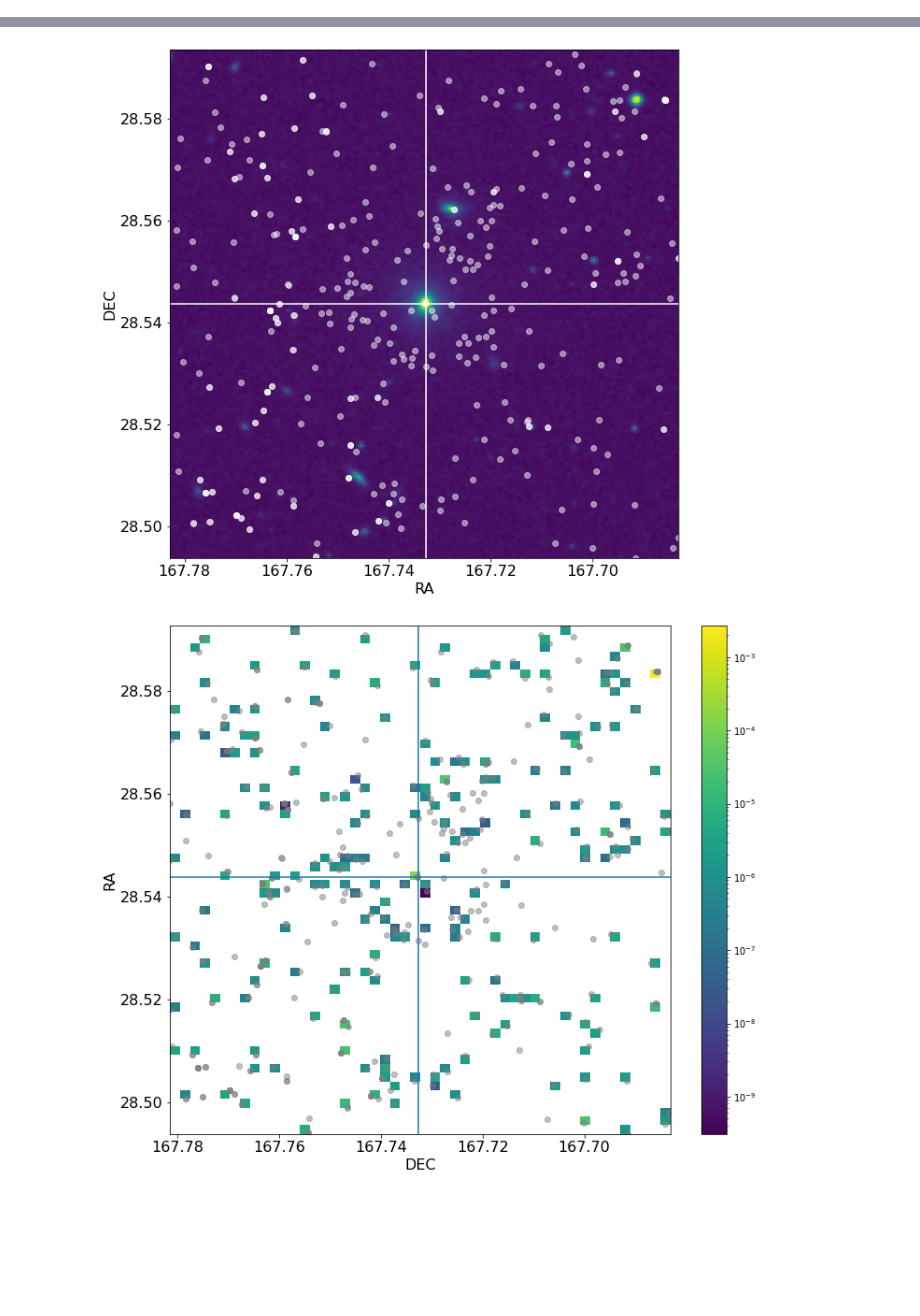
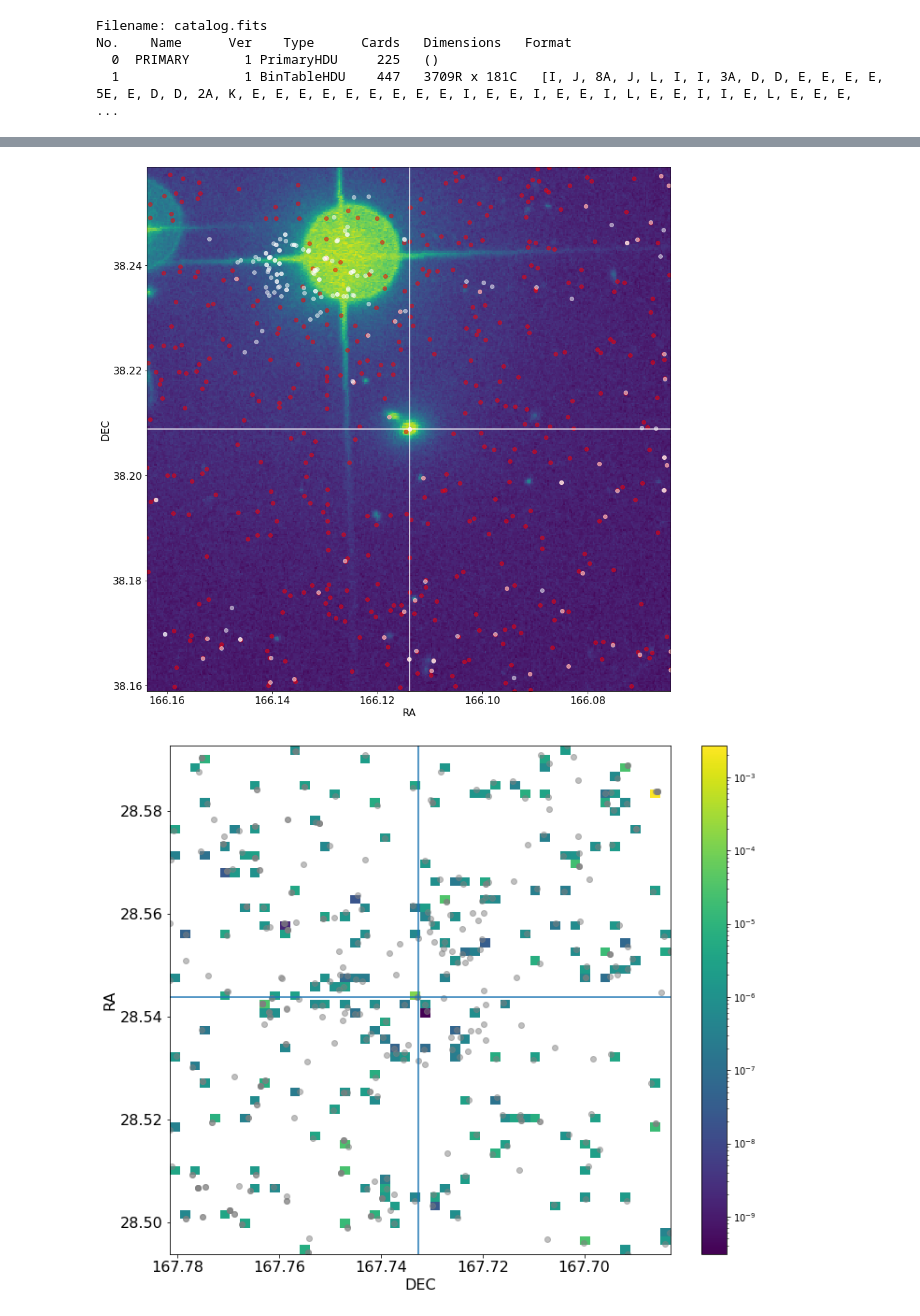
Before and after one commit to volodymyrss/renku-aqs-test-case-obsolete, a Jupyter notebook: final.ipynb, the cells around one changed output, grey strips where cells are left out. Cells and saved outputs as stored; diff of their text form; code cells hidden in the pictures; blank space fills up the shorter version.

Commit message:
LegacySurvey

```diff
--- a/final.ipynb
+++ b/final.ipynb
@@ -36,7 +39,7 @@ if not(os.path.isdir('figs')):
 ra=Angle('0h8m05.63s',unit='hourangle').degree
 dec=Angle('+14d50m23.3s',unit='hourangle').degree
 # %%
-name_input = "Mrk 422" # name of the object; if empty coordinates are used
+name_input = "Mrk 421" # name of the object; if empty coordinates are used
 ra_deg_input = ra  # ra in degree
 dec_deg_input = dec # dec in degree
 radius_input = 3.0 # arcmin
@@ -88,6 +91,24 @@ if query1 is not None:
         query[k]=query1[k].data
 else:
     query=None
+# %%
+r=requests.get('https://portal.nersc.gov/cfs/cosmo/data/legacysurvey/dr9/north/tractor/166/tractor-1661p382.fits')
+hdul=r.content
+with open('catalog.fits', 'wb') as f:
+    f.write(r.content)
+hdul=fits.open('catalog.fits')
+hdul.info()
+cat=hdul[1].data
+ra=cat['ra']
+dec=cat['dec']
+mjd_min=cat['mjd_min']
+mjd_max=cat['mjd_max']
+flux_z=cat['flux_z']
+# %% [output]
+Filename: catalog.fits
+No.    Name      Ver    Type      Cards   Dimensions   Format
+  0  PRIMARY       1 PrimaryHDU     225   ()
+  1                1 BinTableHDU    447   3709R x 181C   [I, J, 8A, J, L, I, I, 3A, D, D, E, E, E, E, 5E, E, D, D, 2A, K, E, E, E, E, E, E, E, E, E, I, E, E, I, E, E, I, L, E, E, I, I, E, L, E, E, E,  ...
 # %%
 def show_image(qquery,ra_in, dec_in):
 
@@ -105,11 +126,13 @@ def show_image(qquery,ra_in, dec_in):
     bi = (b.data)
     ri = (r.data)
     gi = (g.data)
-    fig, ax = plt.subplots(figsize=(10,10))
+    fig, ax = plt.subplots(figsize=(15,15))
     ax.imshow(bi,interpolation='none',aspect='equal',extent=[b.header['CRVAL1']-(b.header['NAXIS1']-b.header['CRPIX1'])*b.header['CDELT1'],
                                                            b.header['CRVAL1']+(b.header['NAXIS1']-b.header['CRPIX1'])*b.header['CDELT1'],
                                                            b.header['CRVAL2']+(b.header['NAXIS2']-b.header['CRPIX2'])*b.header['CDELT2'],
                                                            b.header['CRVAL2']-(b.header['NAXIS2']-b.header['CRPIX2'])*b.header['CDELT2']])
+    ax.scatter(ra,dec,color='red',alpha=0.5)
+
     fig.gca().invert_yaxis()
     plt.axvline(ra_in,color='white')
     plt.axhline(dec_in,color='white')
@@ -117,6 +140,10 @@ def show_image(qquery,ra_in, dec_in):
     plt.tick_params(axis='both', which='major', labelsize=16)
     plt.xlabel('RA',fontsize=16)
     plt.ylabel('DEC',fontsize=16)
+
+    plt.xlim(b.header['CRVAL1']-(b.header['NAXIS1']-b.header['CRPIX1'])*b.header['CDELT1'],
+                                                           b.header['CRVAL1']+(b.header['NAXIS1']-b.header['CRPIX1'])*b.header['CDELT1'])
+    plt.ylim(b.header['CRVAL2']-(b.header['NAXIS2']-b.header['CRPIX2'])*b.header['CDELT2'],b.header['CRVAL2']+(b.header['NAXIS2']-b.header['CRPIX2'])*b.header['CDELT2'])
     plt.savefig('figs/figure_sky.png')
     return
 
@@ -126,4 +152,4 @@ WARNING: InputWarning: Coordinate string is being interpreted as an ICRS coordin
-[figure, old version]
+[figure, new version]
 # %%
 def pplot(qquery, ra_in, dec_in, primary=True):
     if qquery==None:
```
Also changed, not shown: parts of 2 cells of this notebook, 6 other files.
